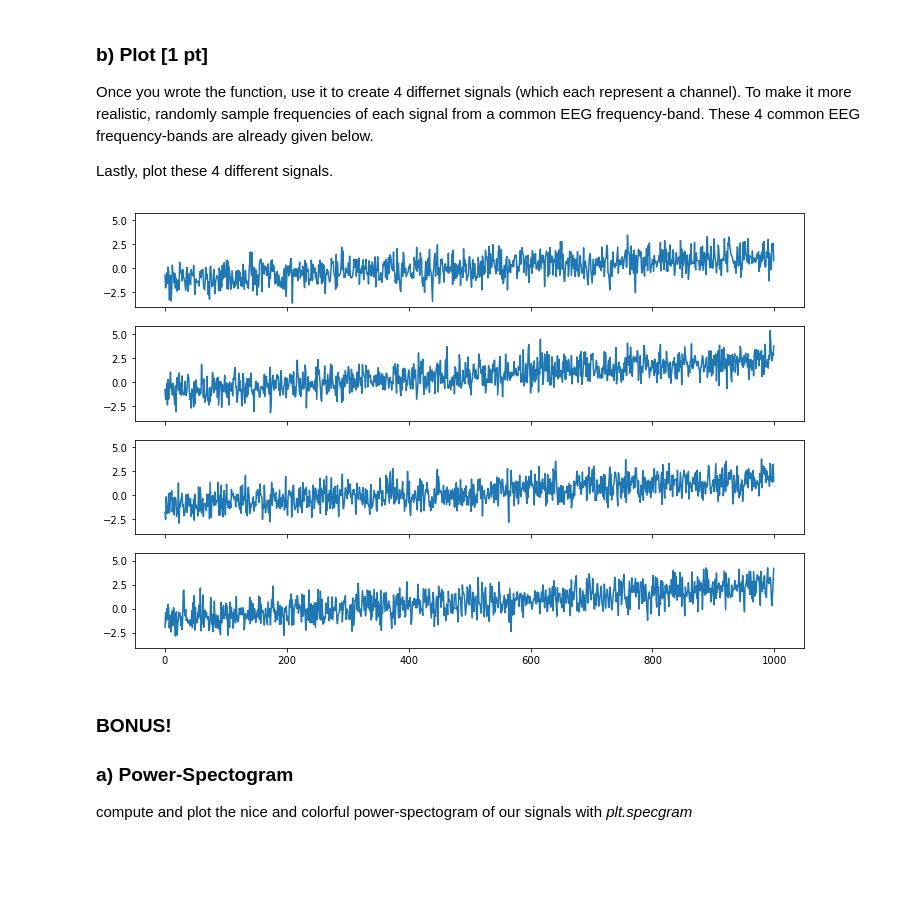
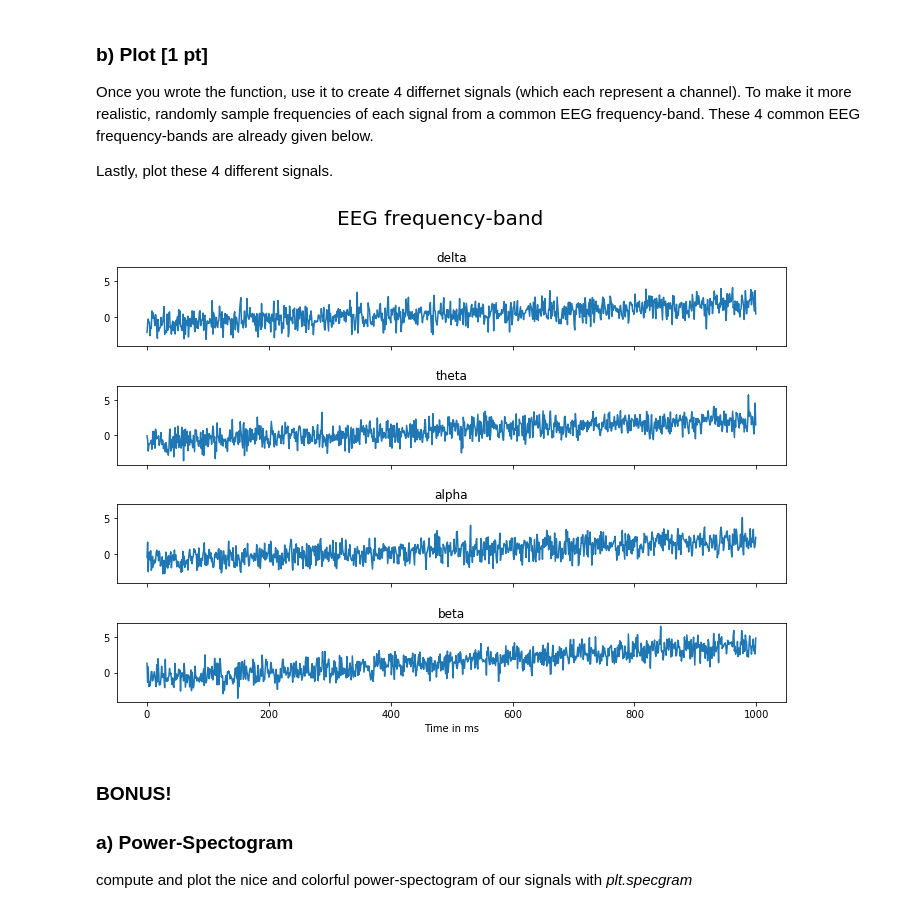
Before and after one commit to NBP-ACC/week-9-acc10, a Jupyter notebook: sheet07.ipynb, the cells around one changed output. Saved outputs shown, nothing was run; the diff lists cells and outputs as text; code cells hidden in the pictures; blank space fills up the shorter version.

```diff
--- a/sheet07.ipynb
+++ b/sheet07.ipynb
@@ -70,28 +69,34 @@ alpha = list(range(8,14))
 beta = list(range(13,31))
 frexlist = [delta, theta, alpha, beta]
 # %%
+# empty list for subsequent looping
+signalList = []
+# the number of different channels
+channels = 4
 # create 4 signals for each channel, with random frequency combinations
-signalList = []
-channels = 4
 for channel in range(channels):
     signalList.append(generateSignal(frexlist))
 
+# create figure for plotting
+fig, axs = plt.subplots(4, 1, sharex=True, sharey=True, figsize=(12,8))
+# adjust the spacing between plots
+plt.subplots_adjust(hspace=0.5)
+# title for all plots
+fig.suptitle('EEG frequency-band', fontsize=20)
 
-
-#print(np.asarray(signalList).shape())
-
-# plot
-# plot all four signals
-fig, axs = plt.subplots(4, 1, sharex=True, sharey=True, figsize=(12,8))
-
+# compute the final plots
 axs[0].plot(signalList[0])
+axs[0].set(title='delta')
 axs[1].plot(signalList[1])
+axs[1].set(title='theta')
 axs[2].plot(signalList[2])
+axs[2].set(title='alpha')
 axs[3].plot(signalList[3])
+axs[3].set(title='beta', xlabel='Time in ms')
 
 plt.show()
 # %% [output]
-[figure, old version]
+[figure, new version]
 # %% [markdown]
 ### BONUS!
 ### a) Power-Spectogram
```
Also changed, not shown: parts of 9 cells of this notebook.
